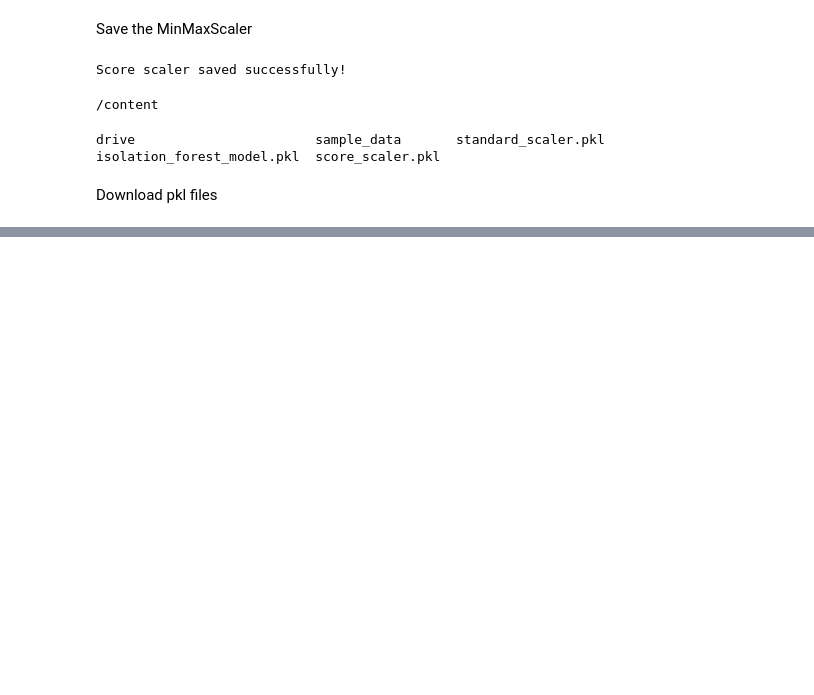
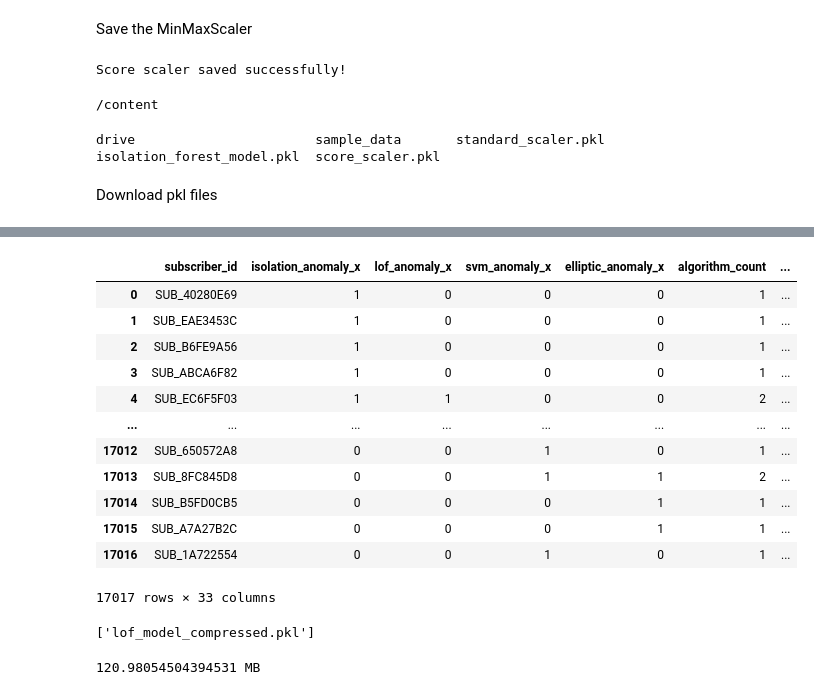
Before and after one commit to Sarasii22/Broadband-Fraud-Management-System, a Jupyter notebook: model_training.ipynb, the cells around one changed output, grey strips where cells are left out. Cells and saved outputs as stored; diff of their text form; code cells hidden in the pictures; blank space fills up the shorter version.

```diff
--- a/model_training.ipynb
+++ b/model_training.ipynb
@@ -526,0 +860,42 @@ files.download("score_scaler.pkl")
+# %%
+final_anomaly_table = anomalies.merge(
+    subscriber_profile,
+    on="subscriber_id",
+    how="left"
+)
+# %%
+final_anomaly_table
+# %% [output]
+|  | subscriber_id | isolation_anomaly_x | lof_anomaly_x | svm_anomaly_x | elliptic_anomaly_x | algorithm_count | ... |
+| 0 | SUB_40280E69 | 1 | 0 | 0 | 0 | 1 | ... |
+| 1 | SUB_EAE3453C | 1 | 0 | 0 | 0 | 1 | ... |
+| 2 | SUB_B6FE9A56 | 1 | 0 | 0 | 0 | 1 | ... |
+| 3 | SUB_ABCA6F82 | 1 | 0 | 0 | 0 | 1 | ... |
+| 4 | SUB_EC6F5F03 | 1 | 1 | 0 | 0 | 2 | ... |
+| ... | ... | ... | ... | ... | ... | ... | ... |
+| 17012 | SUB_650572A8 | 0 | 0 | 1 | 0 | 1 | ... |
+| 17013 | SUB_8FC845D8 | 0 | 0 | 1 | 1 | 2 | ... |
+| 17014 | SUB_B5FD0CB5 | 0 | 0 | 0 | 1 | 1 | ... |
+| 17015 | SUB_A7A27B2C | 0 | 0 | 0 | 1 | 1 | ... |
+| 17016 | SUB_1A722554 | 0 | 0 | 1 | 0 | 1 | ... |
+17017 rows × 33 columns
+# %%
+import joblib
+
+joblib.dump(
+    lof_model,
+    "lof_model_compressed.pkl",
+    compress=9
+)
+# %% [output]
+['lof_model_compressed.pkl']
+# %%
+import os
+
+size = os.path.getsize(
+    "lof_model_compressed.pkl"
+)
+
+print(size/1024/1024, "MB")
+# %% [output]
+120.98054504394531 MB
```
Also changed, not shown: parts of 45 cells of this notebook.
